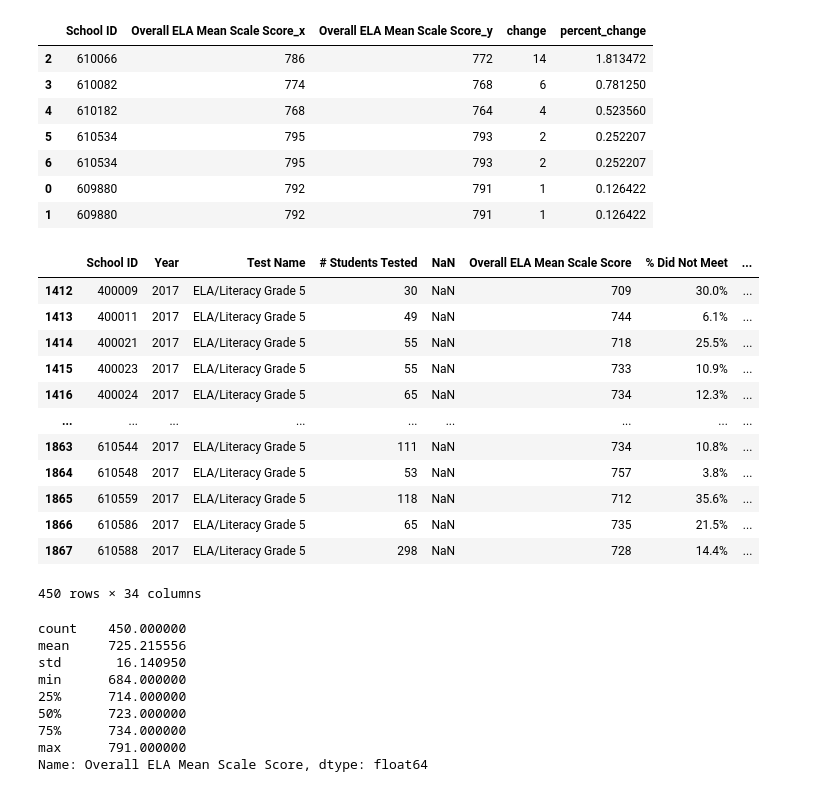
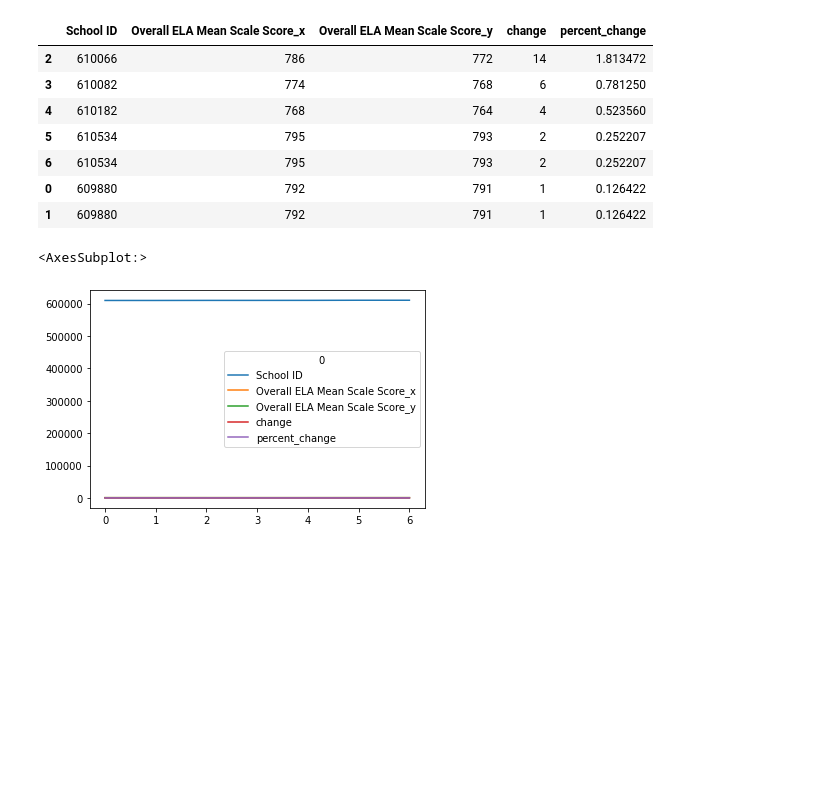
Before and after one commit to lilphonsdale/ep_if, a Jupyter notebook: Pilot_Program_Results.ipynb, the cells around one changed output. Saved outputs shown, nothing was run; the diff lists cells and outputs as text; code cells hidden in the pictures; blank space fills up the shorter version.

```diff
--- a/Pilot_Program_Results.ipynb
+++ b/Pilot_Program_Results.ipynb
@@ -100,34 +151,8 @@ growth.sort_values(by="percent_change", ascending=False)
 | 6 | 610534 | 795 | 793 | 2 | 0.252207 |
 | 0 | 609880 | 792 | 791 | 1 | 0.126422 |
 | 1 | 609880 | 792 | 791 | 1 | 0.126422 |
-# %%
-non_pilot = results_df[results_df['School ID'].isin(pilot_schools) == False]
-non_pilot = non_pilot[results_df['Test Name']=="ELA/Literacy Grade 5"]
-non_pilot_2017 = non_pilot[results_df['Year']=="2017"]
-non_pilot_2017
-# %% [output]
-|  | School ID | Year | Test Name | # Students Tested | NaN | Overall ELA Mean Scale Score | % Did Not Meet | ... |
-| 1412 | 400009 | 2017 | ELA/Literacy Grade 5 | 30 | NaN | 709 | 30.0% | ... |
-| 1413 | 400011 | 2017 | ELA/Literacy Grade 5 | 49 | NaN | 744 | 6.1% | ... |
-| 1414 | 400021 | 2017 | ELA/Literacy Grade 5 | 55 | NaN | 718 | 25.5% | ... |
-| 1415 | 400023 | 2017 | ELA/Literacy Grade 5 | 55 | NaN | 733 | 10.9% | ... |
-| 1416 | 400024 | 2017 | ELA/Literacy Grade 5 | 65 | NaN | 734 | 12.3% | ... |
-| ... | ... | ... | ... | ... | ... | ... | ... | ... |
-| 1863 | 610544 | 2017 | ELA/Literacy Grade 5 | 111 | NaN | 734 | 10.8% | ... |
-| 1864 | 610548 | 2017 | ELA/Literacy Grade 5 | 53 | NaN | 757 | 3.8% | ... |
-| 1865 | 610559 | 2017 | ELA/Literacy Grade 5 | 118 | NaN | 712 | 35.6% | ... |
-| 1866 | 610586 | 2017 | ELA/Literacy Grade 5 | 65 | NaN | 735 | 21.5% | ... |
-| 1867 | 610588 | 2017 | ELA/Literacy Grade 5 | 298 | NaN | 728 | 14.4% | ... |
-450 rows × 34 columns
-# %%
-non_pilot_2017["Overall ELA Mean Scale Score"].astype(int).describe()
-# %% [output]
-count    450.000000
-mean     725.215556
-std       16.140950
-min      684.000000
-25%      714.000000
-50%      723.000000
-75%      734.000000
-max      791.000000
-Name: Overall ELA Mean Scale Score, dtype: float64
+# %%
+growth.plot()
+# %% [output]
+<AxesSubplot:>
+[figure, added]
```
Also changed, not shown: parts of 13 cells of this notebook.
